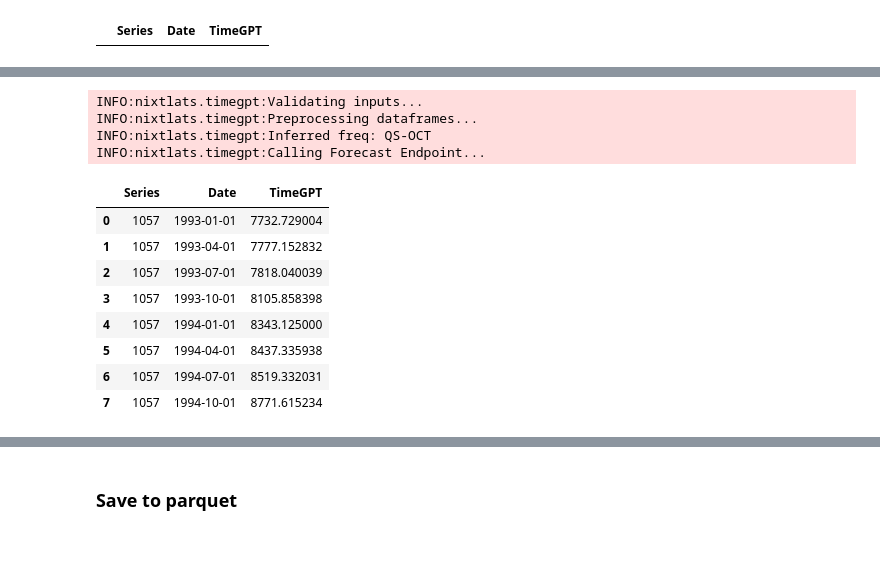
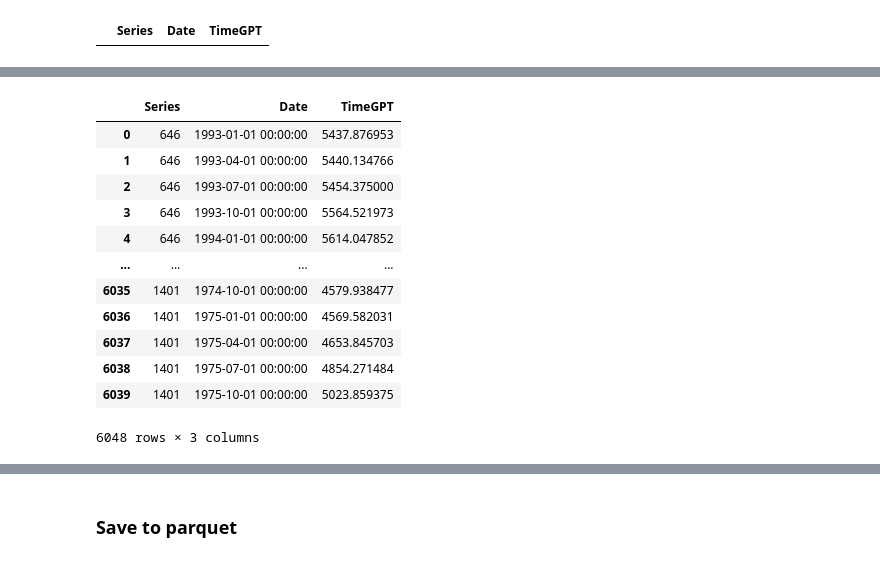
Before and after one commit to tom-alten/OutsmartingTime, a Jupyter notebook: M-Competitions/M3-Competition/Quarter/M3_Quarterly_TimeGPT.ipynb, the cells around one changed output, grey strips where cells are left out. Cells and saved outputs as stored; diff of their text form; code cells hidden in the pictures.

```diff
--- a/M-Competitions/M3-Competition/M3_Quarterly_TimeGPT.ipynb
+++ b/M-Competitions/M3-Competition/Quarter/M3_Quarterly_TimeGPT.ipynb
@@ -279,20 +279,18 @@ print(len(failed2))
-# %%
-forecast_df2 = timegpt.forecast(failed2, h=nf, id_col='Series', time_col='Date', target_col='Value')
-forecast_df2
-# %% [output]
-INFO:nixtlats.timegpt:Validating inputs...
-INFO:nixtlats.timegpt:Preprocessing dataframes...
-INFO:nixtlats.timegpt:Inferred freq: QS-OCT
-INFO:nixtlats.timegpt:Calling Forecast Endpoint...
-|  | Series | Date | TimeGPT |
-| 0 | 1057 | 1993-01-01 | 7732.729004 |
-| 1 | 1057 | 1993-04-01 | 7777.152832 |
-| 2 | 1057 | 1993-07-01 | 7818.040039 |
-| 3 | 1057 | 1993-10-01 | 8105.858398 |
-| 4 | 1057 | 1994-01-01 | 8343.125000 |
-| 5 | 1057 | 1994-04-01 | 8437.335938 |
-| 6 | 1057 | 1994-07-01 | 8519.332031 |
-| 7 | 1057 | 1994-10-01 | 8771.615234 |
 # %%
-df_to_file = pd.concat([all_forecasts, forecast_df1, forecast_df2], ignore_index=True)
-df_to_file.sort_values(['Series', 'Date'], inplace=True)
+complete = pd.concat([all_forecasts, failed_forecast])
+complete.sort_values(['Series', 'Date'], inplace=True)
+complete
+# %% [output]
+|  | Series | Date | TimeGPT |
+| 0 | 646 | 1993-01-01 00:00:00 | 5437.876953 |
+| 1 | 646 | 1993-04-01 00:00:00 | 5440.134766 |
+| 2 | 646 | 1993-07-01 00:00:00 | 5454.375000 |
+| 3 | 646 | 1993-10-01 00:00:00 | 5564.521973 |
+| 4 | 646 | 1994-01-01 00:00:00 | 5614.047852 |
+| ... | ... | ... | ... |
+| 6035 | 1401 | 1974-10-01 00:00:00 | 4579.938477 |
+| 6036 | 1401 | 1975-01-01 00:00:00 | 4569.582031 |
+| 6037 | 1401 | 1975-04-01 00:00:00 | 4653.845703 |
+| 6038 | 1401 | 1975-07-01 00:00:00 | 4854.271484 |
+| 6039 | 1401 | 1975-10-01 00:00:00 | 5023.859375 |
+6048 rows × 3 columns
```
Also changed, not shown: parts of 18 cells of this notebook, 4 other files.
